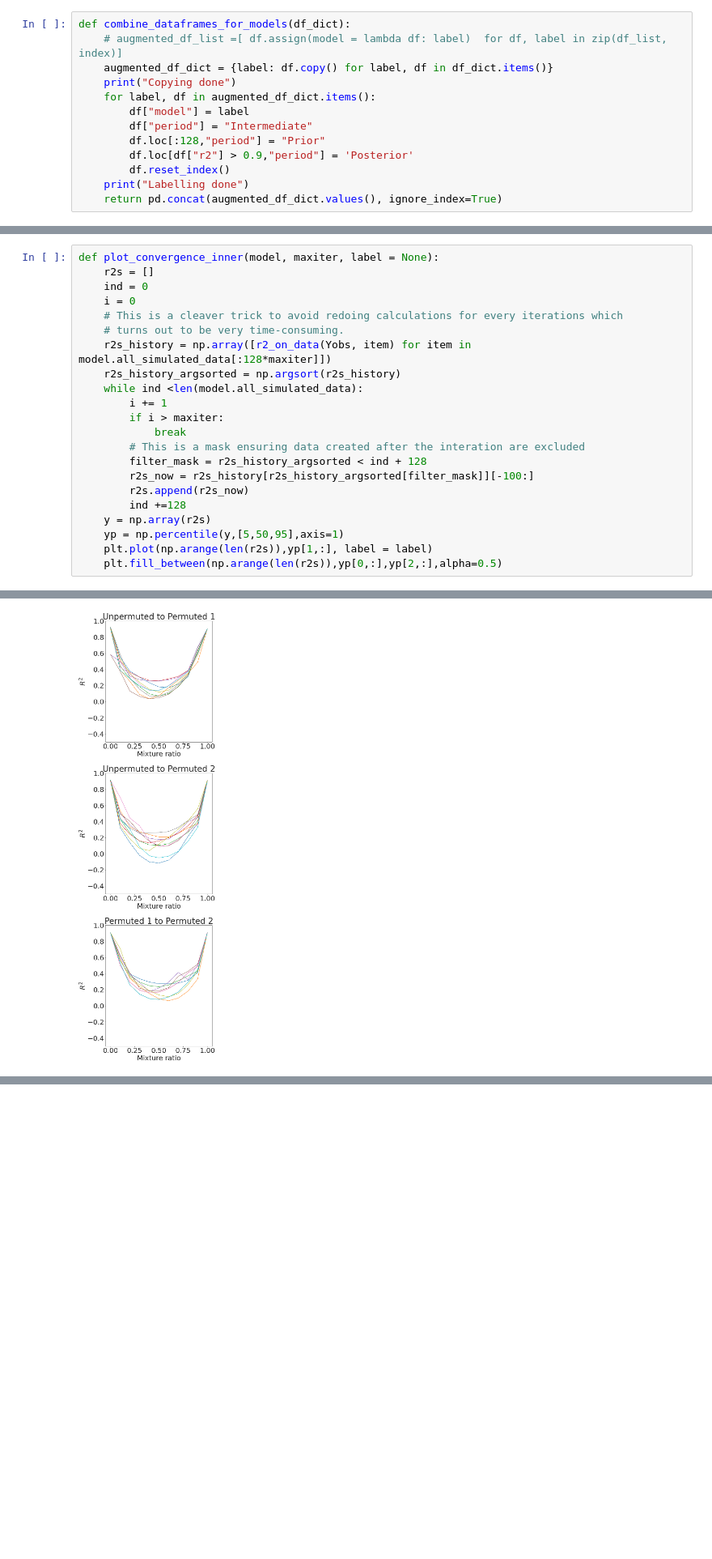
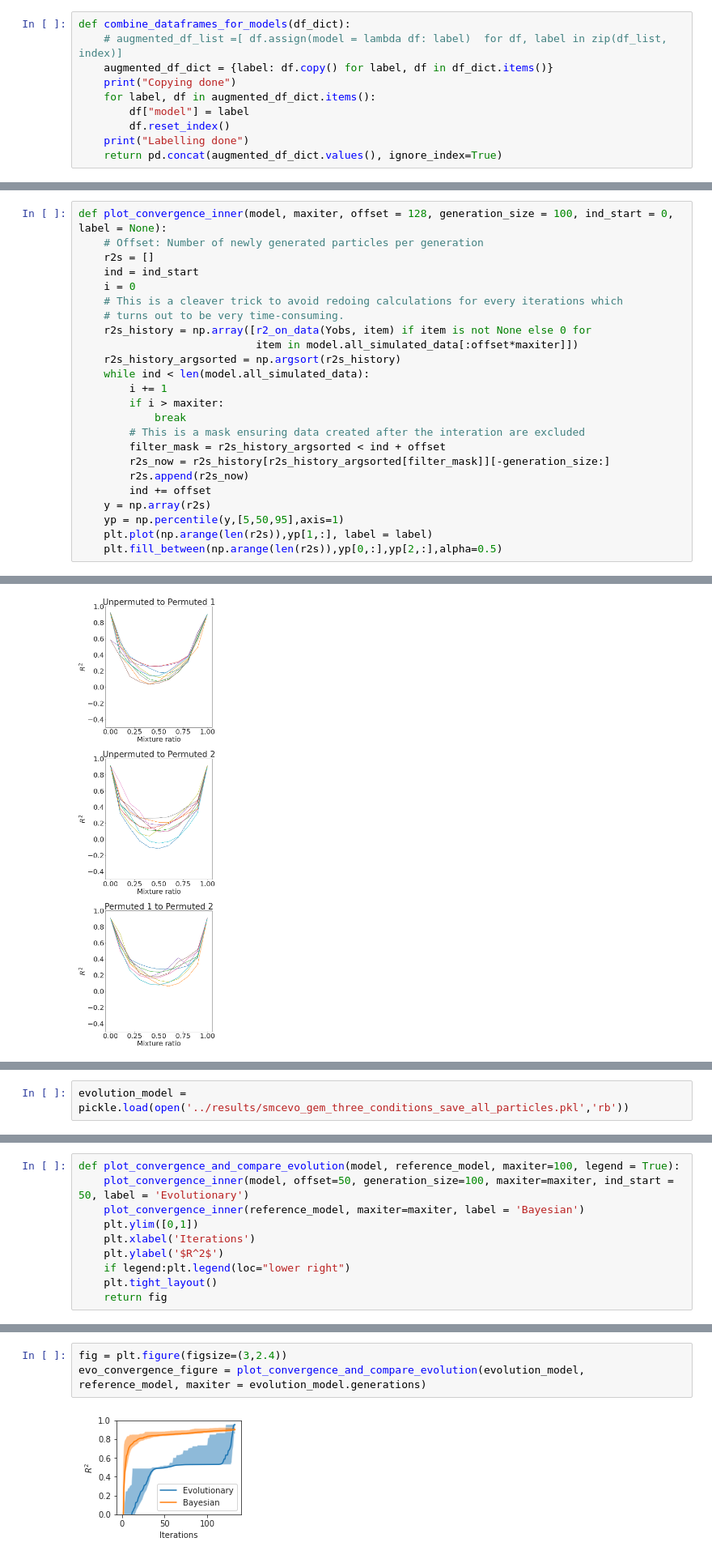
Before and after one commit to vetleser/BayesianGEM, a Jupyter notebook: code/visualization_for_manuscript.ipynb, the cells around one changed output, grey strips where cells are left out. Shown at 81% size. Drawn from its saved outputs; the diff is of its cells as text; blank space fills up the shorter version.

Commit message:
Added plots for comparing Bayesian and evolutionary fittin algorithm

```diff
--- a/code/visualization_for_manuscript.ipynb
+++ b/code/visualization_for_manuscript.ipynb
@@ -329,9 +344,6 @@ def combine_dataframes_for_models(df_dict):
     print("Copying done")
     for label, df in augmented_df_dict.items():
         df["model"] = label
-        df["period"] = "Intermediate"
-        df.loc[:128,"period"] = "Prior"
-        df.loc[df["r2"] > 0.9,"period"] = 'Posterior'
         df.reset_index()
     print("Labelling done")
     return pd.concat(augmented_df_dict.values(), ignore_index=True)
@@ -518,23 +484,25 @@ r2_on_data(Yobs, example_simulation)
 # %% [output]
 -1.684044343451914
 # %%
-def plot_convergence_inner(model, maxiter, label = None):
+def plot_convergence_inner(model, maxiter, offset = 128, generation_size = 100, ind_start = 0, label = None):
+    # Offset: Number of newly generated particles per generation
     r2s = []
-    ind = 0
+    ind = ind_start
     i = 0
     # This is a cleaver trick to avoid redoing calculations for every iterations which
     # turns out to be very time-consuming.
-    r2s_history = np.array([r2_on_data(Yobs, item) for item in model.all_simulated_data[:128*maxiter]])
+    r2s_history = np.array([r2_on_data(Yobs, item) if item is not None else 0 for
+                            item in model.all_simulated_data[:offset*maxiter]])
     r2s_history_argsorted = np.argsort(r2s_history)
-    while ind <len(model.all_simulated_data):
+    while ind < len(model.all_simulated_data):
         i += 1
         if i > maxiter:
             break
         # This is a mask ensuring data created after the interation are excluded
-        filter_mask = r2s_history_argsorted < ind + 128
-        r2s_now = r2s_history[r2s_history_argsorted[filter_mask]][-100:]
+        filter_mask = r2s_history_argsorted < ind + offset
+        r2s_now = r2s_history[r2s_history_argsorted[filter_mask]][-generation_size:]
         r2s.append(r2s_now)
-        ind +=128
+        ind += offset
     y = np.array(r2s)
     yp = np.percentile(y,[5,50,95],axis=1)
     plt.plot(np.arange(len(r2s)),yp[1,:], label = label)
@@ -675,0 +644,2 @@ plt.show()
+# %%
+evolution_model = pickle.load(open('../results/smcevo_gem_three_conditions_save_all_particles.pkl','rb'))
@@ -675,0 +678,10 @@ plt.show()
+# %%
+def plot_convergence_and_compare_evolution(model, reference_model, maxiter=100, legend = True):
+    plot_convergence_inner(model, offset=50, generation_size=100, maxiter=maxiter, ind_start = 50, label = 'Evolutionary')
+    plot_convergence_inner(reference_model, maxiter=maxiter, label = 'Bayesian')
+    plt.ylim([0,1])
+    plt.xlabel('Iterations')
+    plt.ylabel('$R^2$')
+    if legend:plt.legend(loc="lower right")
+    plt.tight_layout()
+    return fig
@@ -675,0 +696,5 @@ plt.show()
+# %%
+fig = plt.figure(figsize=(3,2.4))
+evo_convergence_figure = plot_convergence_and_compare_evolution(evolution_model, reference_model, maxiter = evolution_model.generations)
+# %% [output]
+[figure, added]
```
Also changed, not shown: parts of 32 cells of this notebook, 1 other file.
